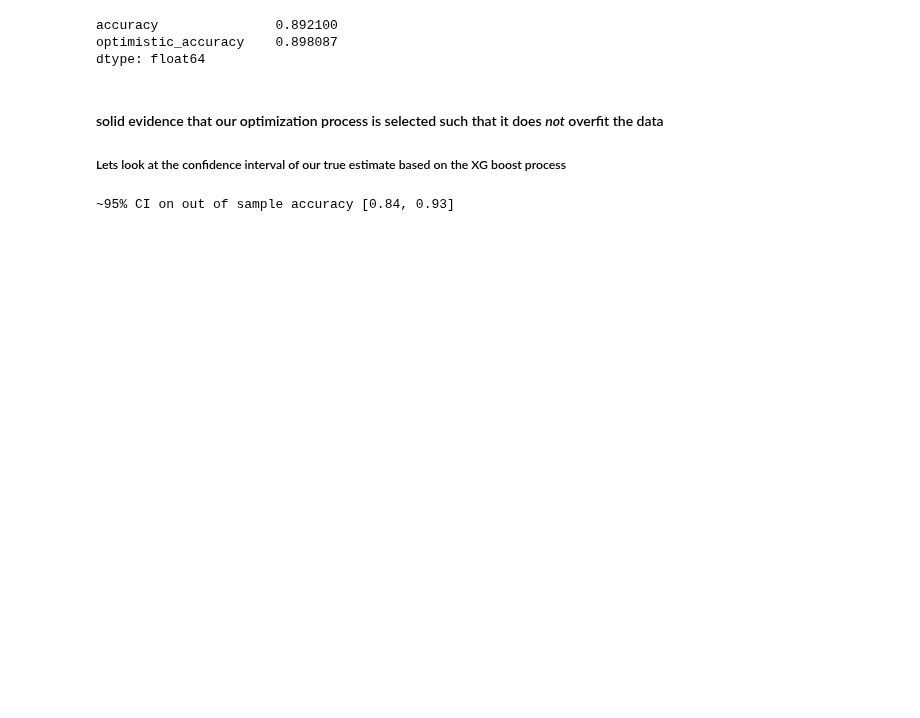
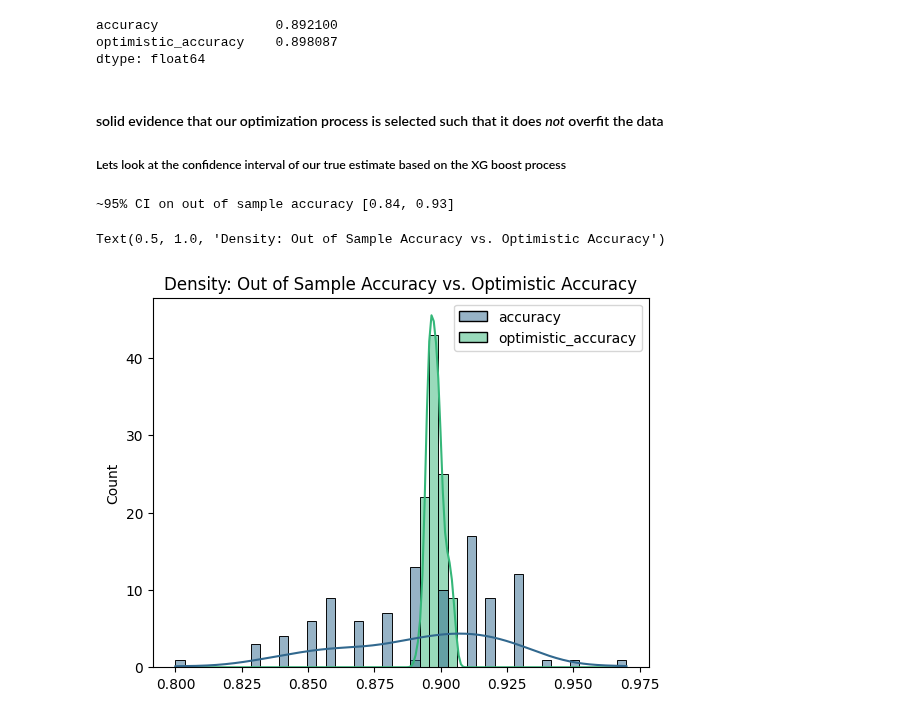
Before and after one commit to vaughankraska/BIKES_SML, a Jupyter notebook: notebooks/xg_boost.ipynb, the cells around one changed output. Cells and saved outputs as stored; diff of their text form; code cells hidden in the pictures; blank space fills up the shorter version.

```diff
--- a/notebooks/xg_boost.ipynb
+++ b/notebooks/xg_boost.ipynb
@@ -104,3 +105,11 @@ quantile_95 = np.percentile(bs_results['accuracy'], 95, interpolation="linear")
 print(f'~95% CI on out of sample accuracy [{quantile_5}, {quantile_95}]')
 # %% [output]
 ~95% CI on out of sample accuracy [0.84, 0.93]
+# %%
+from seaborn import histplot
+import matplotlib.pyplot as plt
+histplot(data=bs_results[['accuracy', 'optimistic_accuracy']], kde=True, palette='viridis')
+plt.title('Density: Out of Sample Accuracy vs. Optimistic Accuracy')
+# %% [output]
+Text(0.5, 1.0, 'Density: Out of Sample Accuracy vs. Optimistic Accuracy')
+[figure, added]
```
Also changed, not shown: parts of 5 cells of this notebook, 1 other file.
